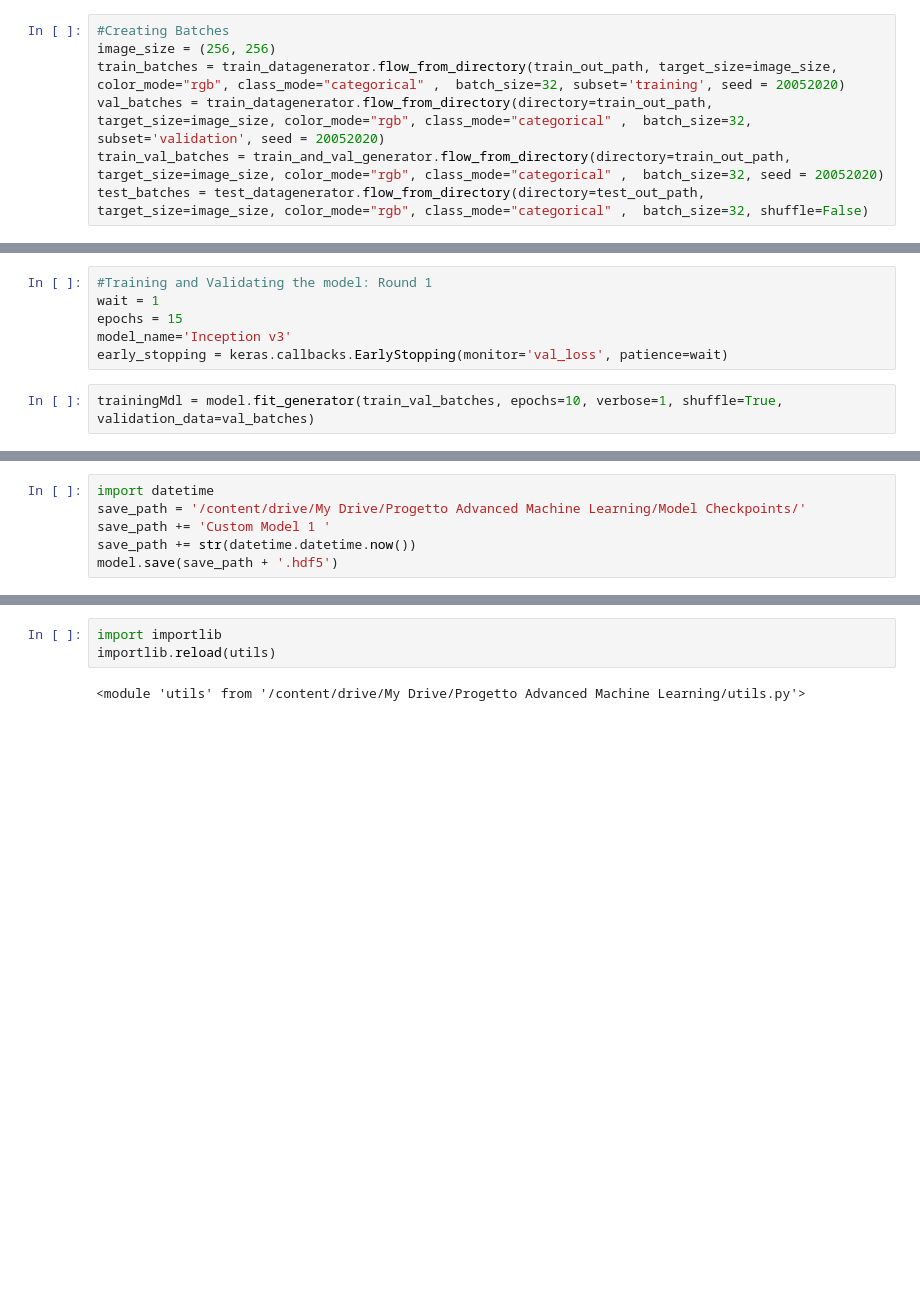
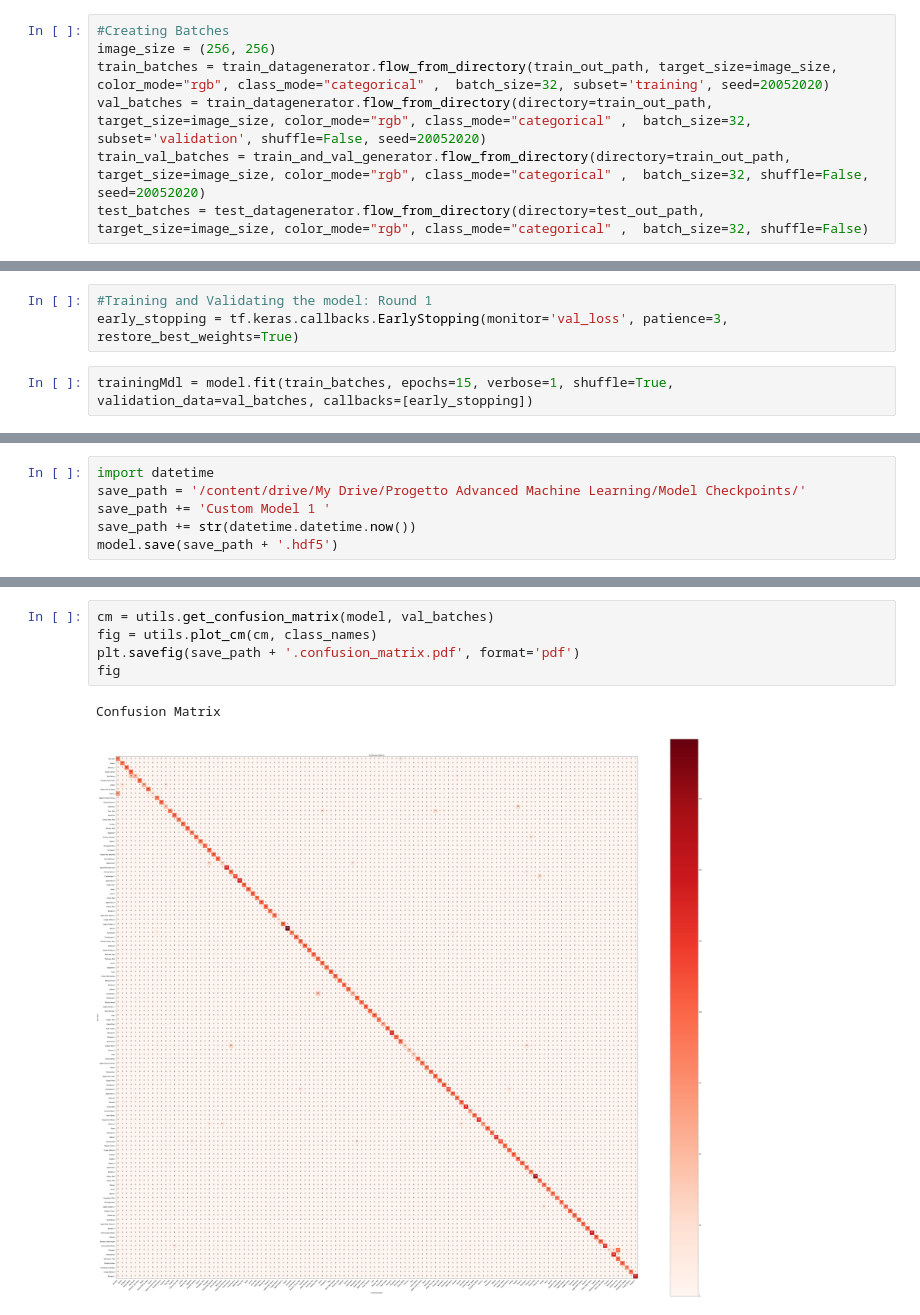
Before and after one commit to dtoniolo/Advanced-Machine-Learning-Project, a Jupyter notebook: Models/Custom Model.ipynb, the cells around one changed output, grey strips where cells are left out. Saved outputs shown, nothing was run; the diff lists cells and outputs as text; blank space fills up the shorter version.

Commit message:
Improvements to the custom model traning and plotting

```diff
--- a/Models/Custom Model.ipynb
+++ b/Models/Custom Model.ipynb
@@ -160,9 +160,9 @@ test_datagenerator = ImageDataGenerator(rescale= 1./255, data_format='channels_l
 # %%
 #Creating Batches
 image_size = (256, 256)
-train_batches = train_datagenerator.flow_from_directory(train_out_path, target_size=image_size, color_mode="rgb", class_mode="categorical" ,  batch_size=32, subset='training', seed = 20052020)
-val_batches = train_datagenerator.flow_from_directory(directory=train_out_path, target_size=image_size, color_mode="rgb", class_mode="categorical" ,  batch_size=32, subset='validation', seed = 20052020)
-train_val_batches = train_and_val_generator.flow_from_directory(directory=train_out_path, target_size=image_size, color_mode="rgb", class_mode="categorical" ,  batch_size=32, seed = 20052020)
+train_batches = train_datagenerator.flow_from_directory(train_out_path, target_size=image_size, color_mode="rgb", class_mode="categorical" ,  batch_size=32, subset='training', seed=20052020)
+val_batches = train_datagenerator.flow_from_directory(directory=train_out_path, target_size=image_size, color_mode="rgb", class_mode="categorical" ,  batch_size=32, subset='validation', shuffle=False, seed=20052020)
+train_val_batches = train_and_val_generator.flow_from_directory(directory=train_out_path, target_size=image_size, color_mode="rgb", class_mode="categorical" ,  batch_size=32, shuffle=False, seed=20052020)
 test_batches = test_datagenerator.flow_from_directory(directory=test_out_path, target_size=image_size, color_mode="rgb", class_mode="categorical" ,  batch_size=32, shuffle=False)
 # %% [output]
 Found 48431 images belonging to 120 classes.
@@ -201,10 +201,7 @@ Non-trainable params: 0
 _________________________________________________________________
 # %%
 #Training and Validating the model: Round 1
-wait = 1
-epochs = 15
-model_name='Inception v3'
-early_stopping = keras.callbacks.EarlyStopping(monitor='val_loss', patience=wait)
+early_stopping = tf.keras.callbacks.EarlyStopping(monitor='val_loss', patience=3, restore_best_weights=True)
 # %%
-trainingMdl = model.fit_generator(train_val_batches, epochs=10, verbose=1, shuffle=True, validation_data=val_batches)
+trainingMdl = model.fit(train_batches, epochs=15, verbose=1, shuffle=True, validation_data=val_batches, callbacks=[early_stopping])
 # %% [output]
@@ -260,8 +249,11 @@ xvfb is already the newest version (2:1.19.6-1ubuntu4.4).
 import pickle
 with open(save_path +'.history.pickle', 'wb') as f:
   pickle.dump(trainingMdl.history, f)
-# %%
-import importlib
-importlib.reload(utils)
-# %% [output]
-<module 'utils' from '/content/drive/My Drive/Progetto Advanced Machine Learning/utils.py'>
+# %%
+cm = utils.get_confusion_matrix(model, val_batches)
+fig = utils.plot_cm(cm, class_names)
+plt.savefig(save_path + '.confusion_matrix.pdf', format='pdf')
+fig
+# %% [output]
+Confusion Matrix
+[figure, added]
```
Also changed, not shown: parts of 9 cells of this notebook.
